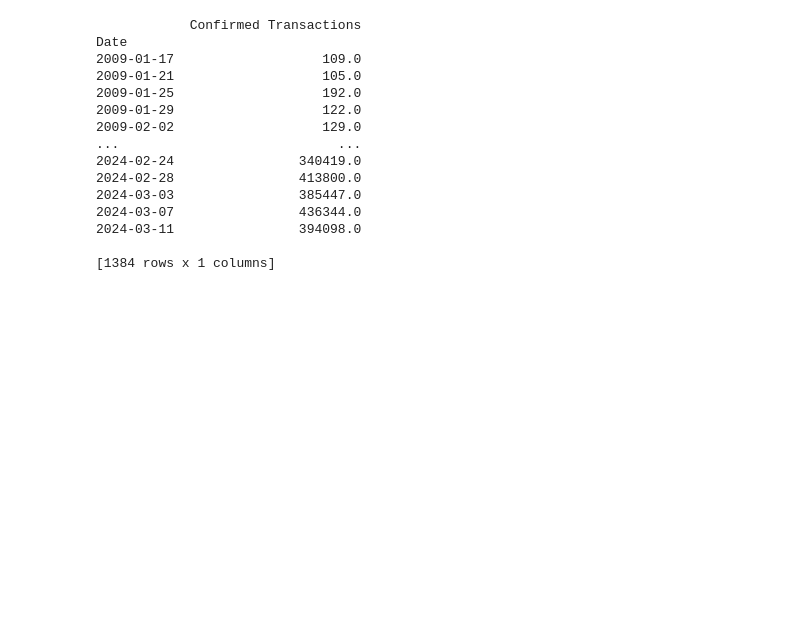
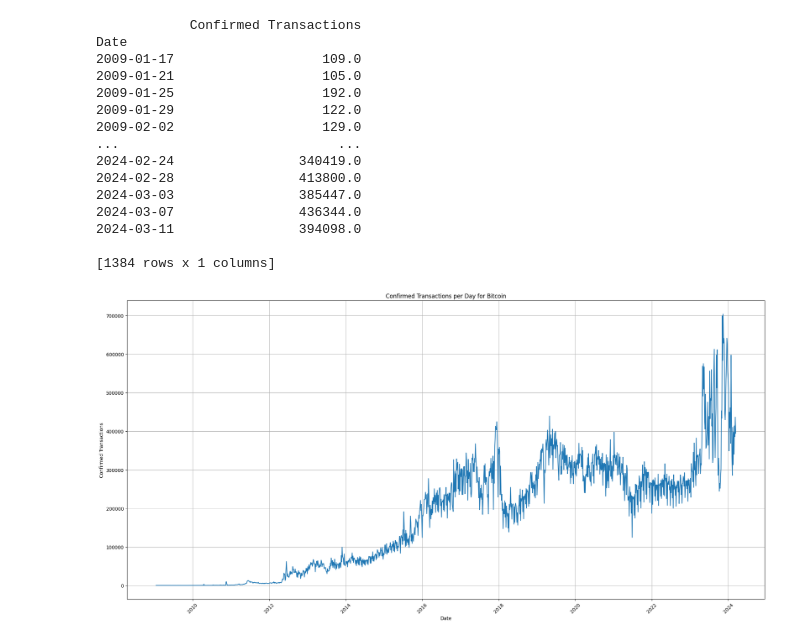
Before and after one commit to Mahfuz12309/bitcoinPricePrediction, a Jupyter notebook: bitcoin_price_prediction.ipynb, the cells around one changed output. Cells and saved outputs as stored; diff of their text form; code cells hidden in the pictures; blank space fills up the shorter version.

```diff
--- a/bitcoin_price_prediction.ipynb
+++ b/bitcoin_price_prediction.ipynb
@@ -168,3 +180,43 @@ Date
 2024-03-11                394098.0
 
 [1384 rows x 1 columns]
+# %%
+import requests
+import pandas as pd
+import matplotlib.pyplot as plt
+
+# Query blockchain.com API for confirmed transactions data for Bitcoin
+url = 'https://api.blockchain.info/charts/n-transactions?timespan=all&format=json'
+response = requests.get(url)
+data = response.json()
+
+# Extract confirmed transactions data
+transactions_data = data.get('values', [])
+
+# If confirmed transactions data is empty, inform the user and exit
+if not transactions_data:
+    print("No confirmed transactions data available.")
+    exit()
+
+# Extract timestamps and confirmed transactions
+timestamps = [pd.to_datetime(entry['x'], unit='s') for entry in transactions_data]
+transactions = [entry['y'] for entry in transactions_data]
+
+# Create DataFrame
+transactions_df = pd.DataFrame({'Date': timestamps, 'Confirmed Transactions': transactions})
+
+# Set Date as index
+transactions_df.set_index('Date', inplace=True)
+
+# Plot the confirmed transactions data
+plt.figure(figsize=(20, 10))
+plt.plot(transactions_df.index, transactions_df['Confirmed Transactions'],linestyle='-')
+plt.title('Confirmed Transactions per Day for Bitcoin')
+plt.xlabel('Date')
+plt.ylabel('Confirmed Transactions')
+plt.grid(True)
+plt.xticks(rotation=45)
+plt.tight_layout()
+plt.show()
+# %% [output]
+[figure, added]
```
Also changed, not shown: parts of 5 cells of this notebook.
